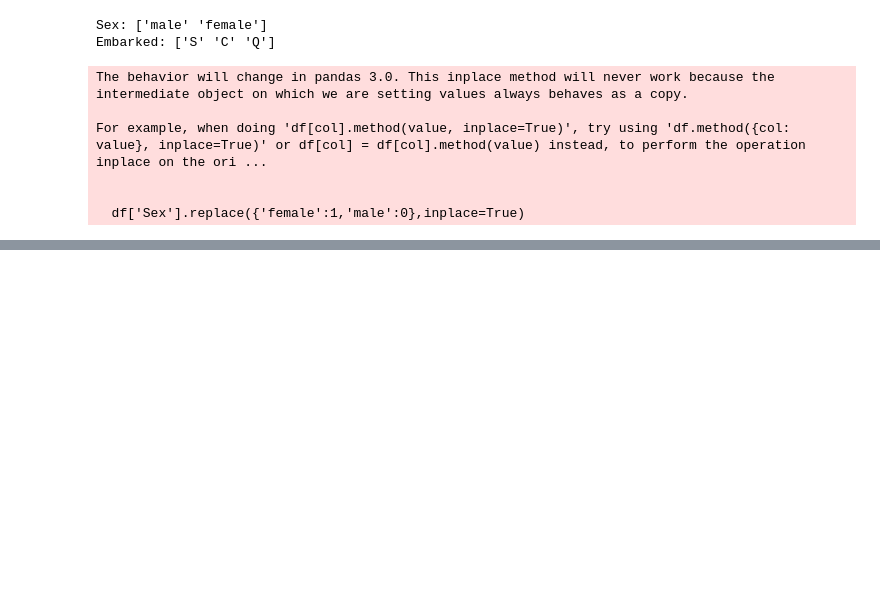
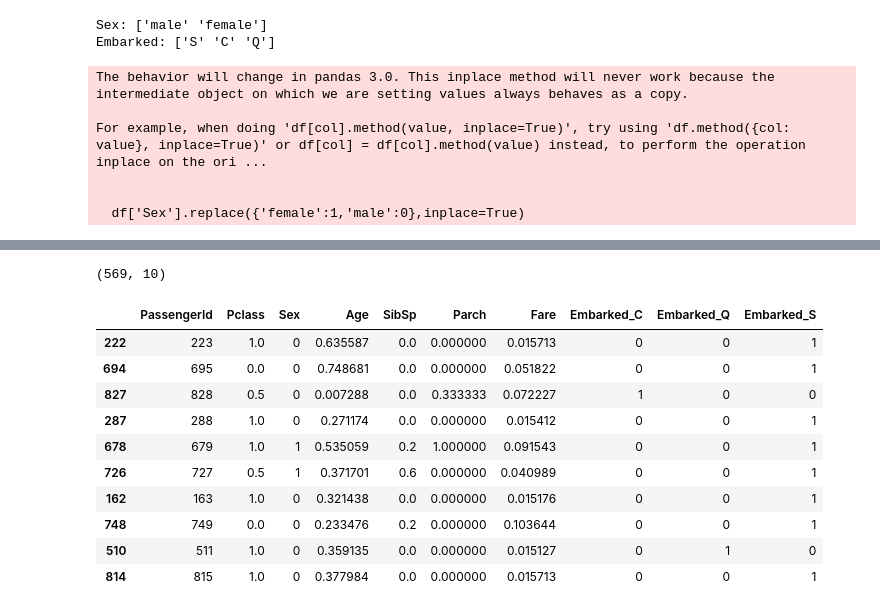
Before and after one commit to Baah134/Baah134, a Jupyter notebook: Titanic_Challenge/Titanic_Challenge.ipynb, the cells around one changed output, grey strips where cells are left out. Cells and saved outputs as stored; diff of their text form; code cells hidden in the pictures; blank space fills up the shorter version.

```diff
--- a/Titanic_Challenge/Titanic_Challenge.ipynb
+++ b/Titanic_Challenge/Titanic_Challenge.ipynb
@@ -164,0 +167,24 @@ df.sample(10)
+# %%
+X = df.drop('Survived',axis='columns')
+y = df['Survived']
+
+from sklearn.model_selection import train_test_split
+X_train, X_test, y_train, y_test = train_test_split(X,y,test_size=0.2,random_state=5)
+# %%
+X_train.shape
+# %% [output]
+(569, 10)
+# %%
+X_train[:10]
+# %% [output]
+|  | PassengerId | Pclass | Sex | Age | SibSp | Parch | Fare | Embarked_C | Embarked_Q | Embarked_S |
+| 222 | 223 | 1.0 | 0 | 0.635587 | 0.0 | 0.000000 | 0.015713 | 0 | 0 | 1 |
+| 694 | 695 | 0.0 | 0 | 0.748681 | 0.0 | 0.000000 | 0.051822 | 0 | 0 | 1 |
+| 827 | 828 | 0.5 | 0 | 0.007288 | 0.0 | 0.333333 | 0.072227 | 1 | 0 | 0 |
+| 287 | 288 | 1.0 | 0 | 0.271174 | 0.0 | 0.000000 | 0.015412 | 0 | 0 | 1 |
+| 678 | 679 | 1.0 | 1 | 0.535059 | 0.2 | 1.000000 | 0.091543 | 0 | 0 | 1 |
+| 726 | 727 | 0.5 | 1 | 0.371701 | 0.6 | 0.000000 | 0.040989 | 0 | 0 | 1 |
+| 162 | 163 | 1.0 | 0 | 0.321438 | 0.0 | 0.000000 | 0.015176 | 0 | 0 | 1 |
+| 748 | 749 | 0.0 | 0 | 0.233476 | 0.2 | 0.000000 | 0.103644 | 0 | 0 | 1 |
+| 510 | 511 | 1.0 | 0 | 0.359135 | 0.0 | 0.000000 | 0.015127 | 0 | 1 | 0 |
+| 814 | 815 | 1.0 | 0 | 0.377984 | 0.0 | 0.000000 | 0.015713 | 0 | 0 | 1 |
```
Also changed, not shown: parts of 22 cells of this notebook.
